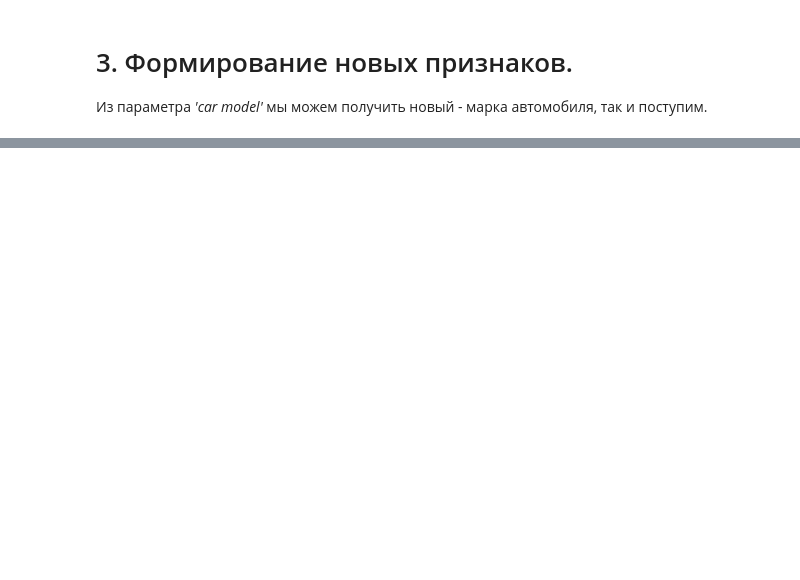
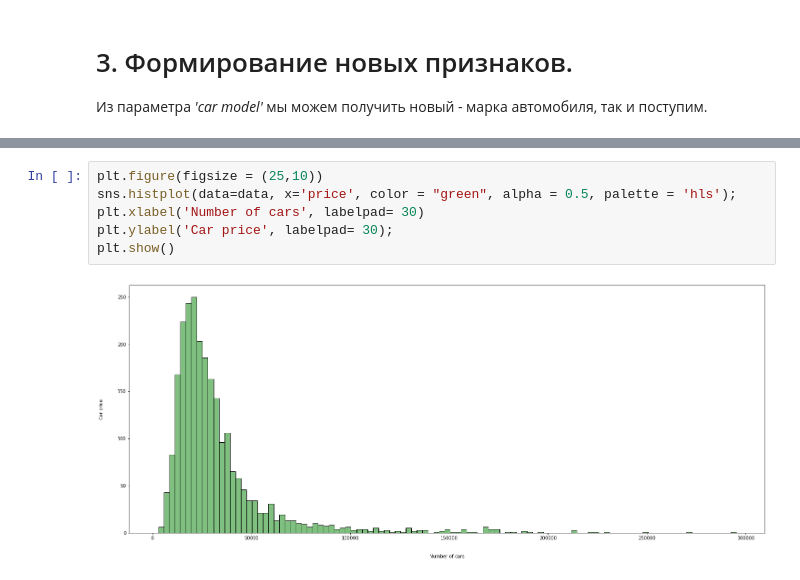
Before and after one commit to Vanaeque/Tinkoff_EDA, a Jupyter notebook: EDA.ipynb, the cells around one changed output, grey strips where cells are left out. Saved outputs shown, nothing was run; the diff lists cells and outputs as text; blank space fills up the shorter version.

```diff
--- a/EDA.ipynb
+++ b/EDA.ipynb
@@ -328 +383,9 @@ memory usage: 351.8+ KB
+# %%
+plt.figure(figsize = (25,10))
+sns.histplot(data=data, x='price', color = "green", alpha = 0.5, palette = 'hls');
+plt.xlabel('Number of cars', labelpad= 30)
+plt.ylabel('Car price', labelpad= 30);
+plt.show()
+# %% [output]
+[figure, added]
 # %% [markdown]
```
Also changed, not shown: parts of 45 cells of this notebook.
